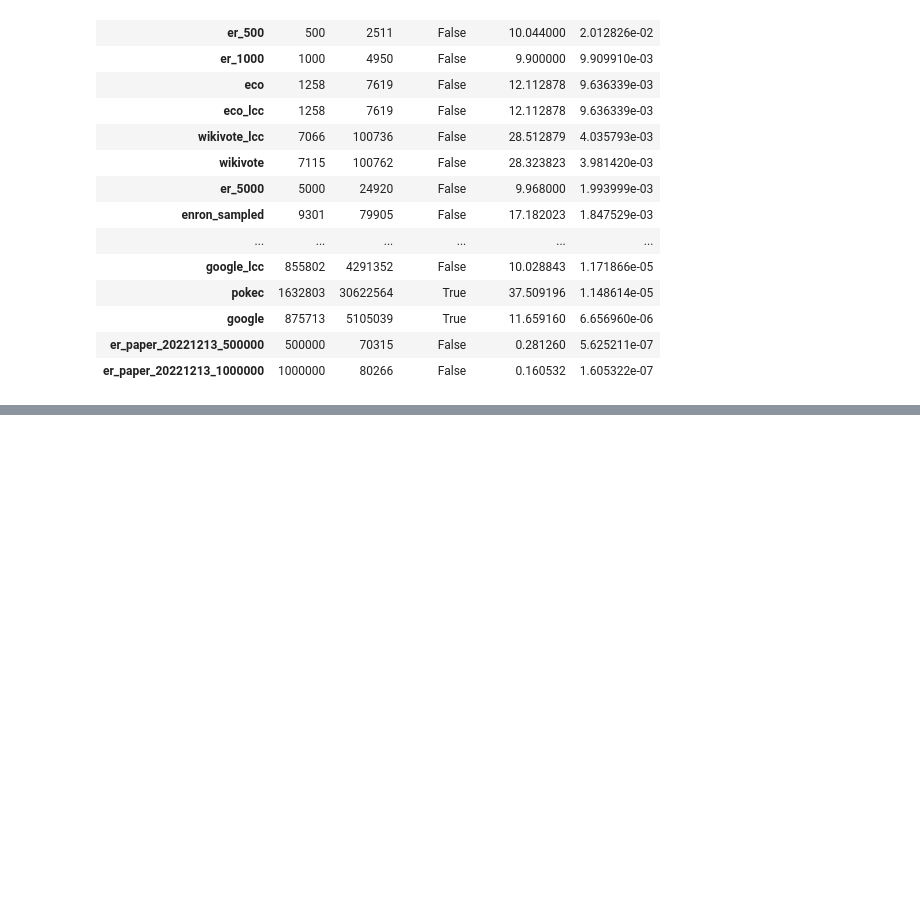
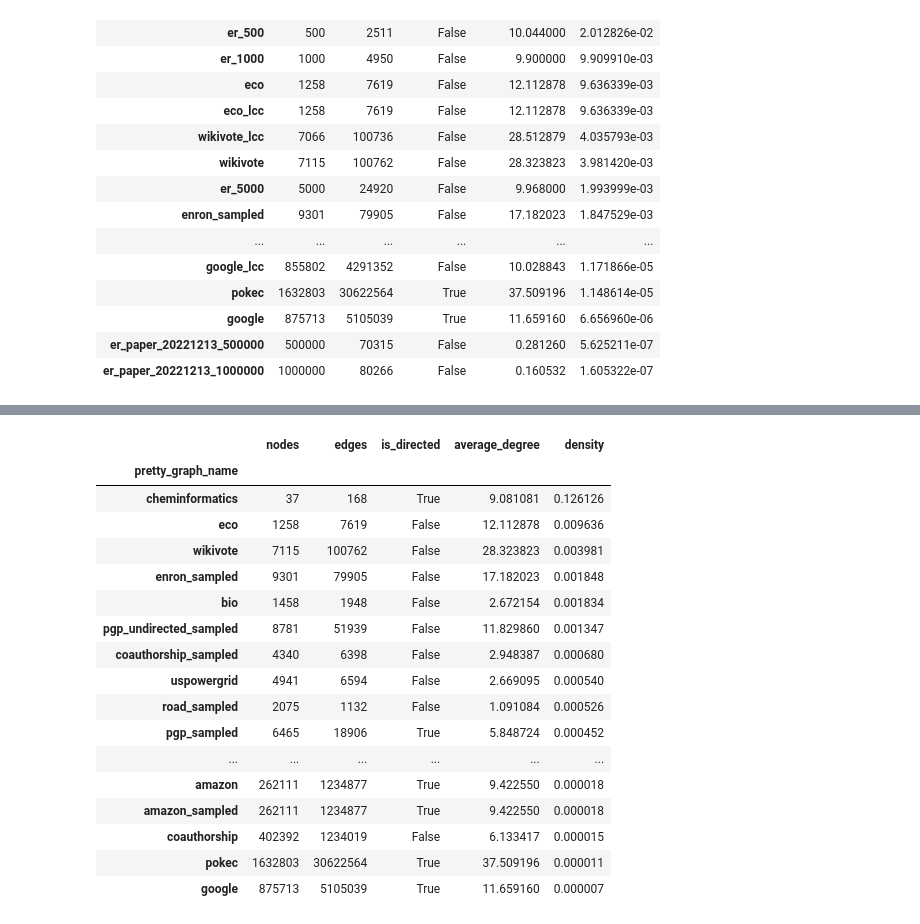
Before and after one commit to tddschn/easygraph-bench, a Jupyter notebook: explorations/graph_info_viz.ipynb, the cells around one changed output, grey strips where cells are left out. Cells and saved outputs as stored; diff of their text form; code cells hidden in the pictures; blank space fills up the shorter version.

```diff
--- a/explorations/graph_info_viz.ipynb
+++ b/explorations/graph_info_viz.ipynb
@@ -155 +168,27 @@ gi.to_hdf('graph_info.h5', key='graph_info', mode='w')
+# %%
+gi_others = gi[~gi.index.str.startswith('er')]
+gi_others
+
+gi_others_lcc = gi_others[gi_others.index.str.endswith('lcc')]
+gi_others_whole = gi_others[~gi_others.index.str.endswith('lcc')]
+gi_others_whole
+# %% [output]
+|  | nodes | edges | is_directed | average_degree | density |
+| pretty_graph_name |  |  |  |  |  |
+| cheminformatics | 37 | 168 | True | 9.081081 | 0.126126 |
+| eco | 1258 | 7619 | False | 12.112878 | 0.009636 |
+| wikivote | 7115 | 100762 | False | 28.323823 | 0.003981 |
+| enron_sampled | 9301 | 79905 | False | 17.182023 | 0.001848 |
+| bio | 1458 | 1948 | False | 2.672154 | 0.001834 |
+| pgp_undirected_sampled | 8781 | 51939 | False | 11.829860 | 0.001347 |
+| coauthorship_sampled | 4340 | 6398 | False | 2.948387 | 0.000680 |
+| uspowergrid | 4941 | 6594 | False | 2.669095 | 0.000540 |
+| road_sampled | 2075 | 1132 | False | 1.091084 | 0.000526 |
+| pgp_sampled | 6465 | 18906 | True | 5.848724 | 0.000452 |
+| ... | ... | ... | ... | ... | ... |
+| amazon | 262111 | 1234877 | True | 9.422550 | 0.000018 |
+| amazon_sampled | 262111 | 1234877 | True | 9.422550 | 0.000018 |
+| coauthorship | 402392 | 1234019 | False | 6.133417 | 0.000015 |
+| pokec | 1632803 | 30622564 | True | 37.509196 | 0.000011 |
+| google | 875713 | 5105039 | True | 11.659160 | 0.000007 |
 # %%
```
Also changed, not shown: parts of 4 cells of this notebook.
